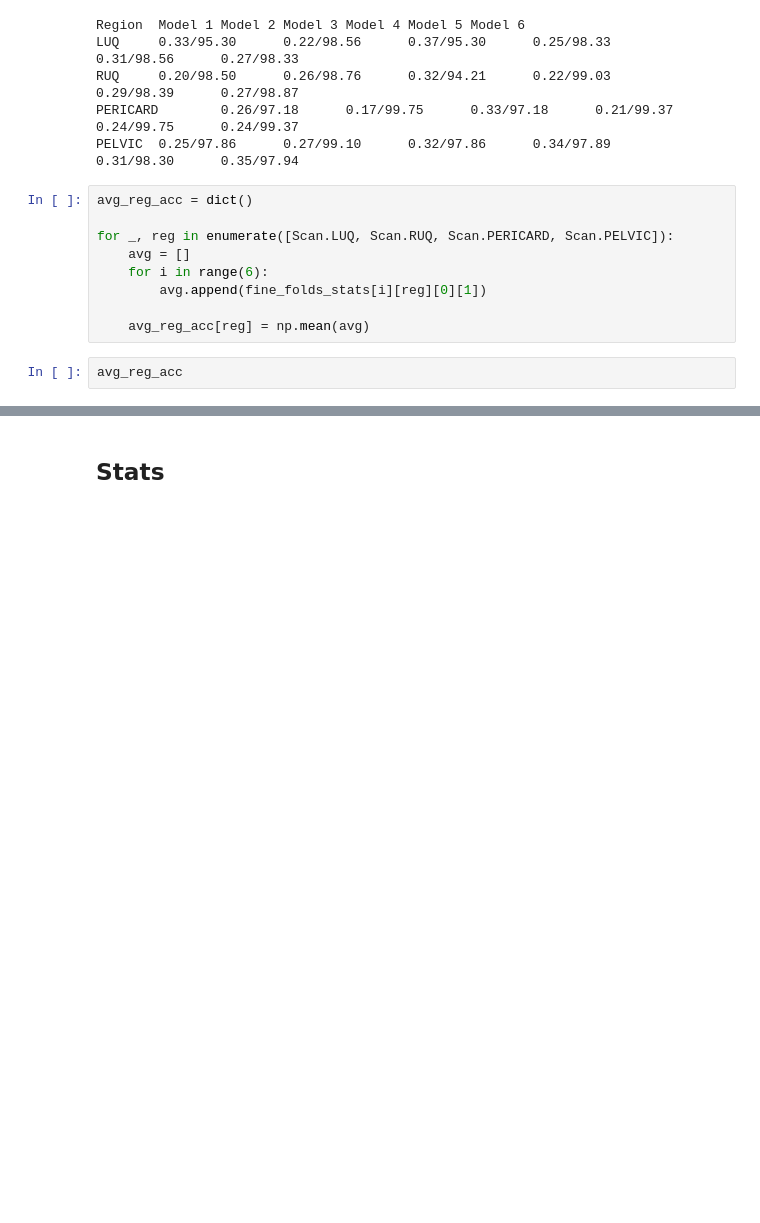
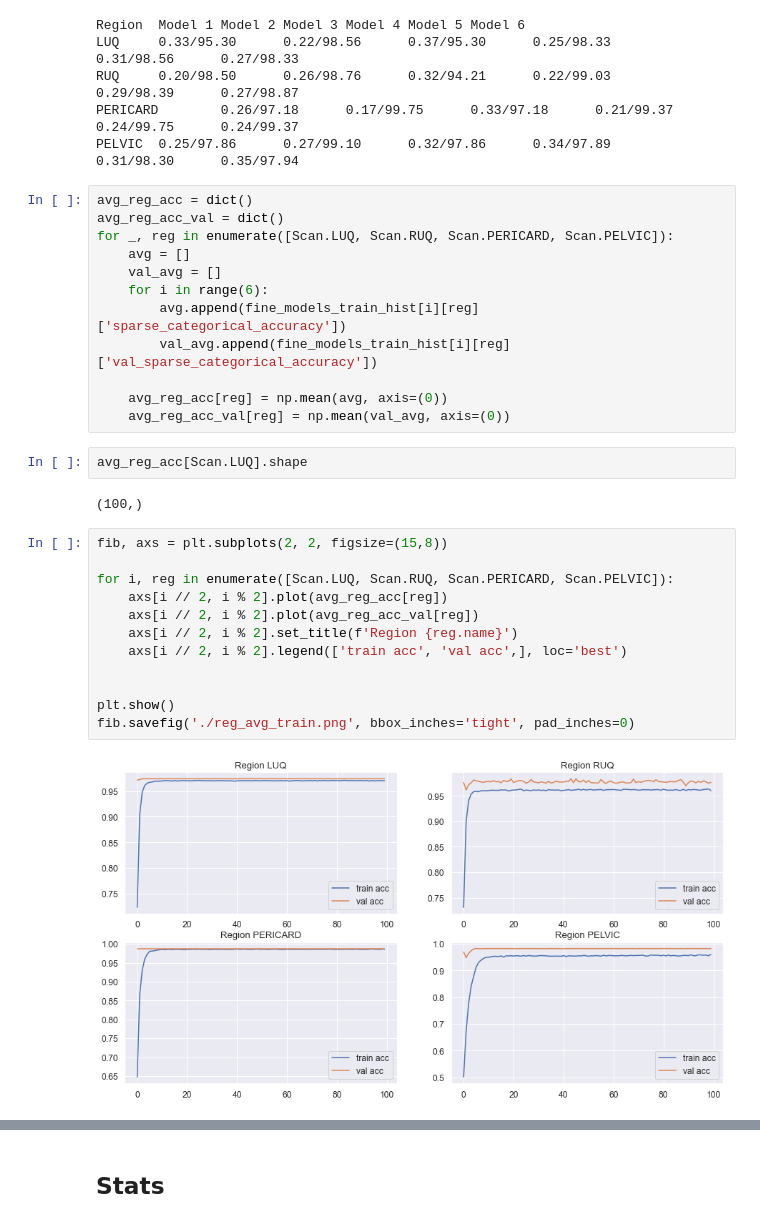
Before and after one commit to d0rnkernsky/COMP4906, a Jupyter notebook: model.ipynb, the cells around one changed output, grey strips where cells are left out. Drawn from its saved outputs; the diff is of its cells as text; blank space fills up the shorter version.

```diff
--- a/model.ipynb
+++ b/model.ipynb
@@ -387,14 +410,33 @@ PERICARD        0.26/97.18      0.17/99.75      0.33/97.18      0.21/99.37
 PELVIC  0.25/97.86      0.27/99.10      0.32/97.86      0.34/97.89      0.31/98.30      0.35/97.94
 # %%
 avg_reg_acc = dict()
-
+avg_reg_acc_val = dict()
 for _, reg in enumerate([Scan.LUQ, Scan.RUQ, Scan.PERICARD, Scan.PELVIC]):
     avg = []
+    val_avg = []
     for i in range(6):
-        avg.append(fine_folds_stats[i][reg][0][1])
+        avg.append(fine_models_train_hist[i][reg]['sparse_categorical_accuracy'])
+        val_avg.append(fine_models_train_hist[i][reg]['val_sparse_categorical_accuracy'])
 
-    avg_reg_acc[reg] = np.mean(avg)
+    avg_reg_acc[reg] = np.mean(avg, axis=(0))
+    avg_reg_acc_val[reg] = np.mean(val_avg, axis=(0))
-# %%
-avg_reg_acc
+# %%
+avg_reg_acc[Scan.LUQ].shape
+# %% [output]
+(100,)
+# %%
+fib, axs = plt.subplots(2, 2, figsize=(15,8))
+
+for i, reg in enumerate([Scan.LUQ, Scan.RUQ, Scan.PERICARD, Scan.PELVIC]):
+    axs[i // 2, i % 2].plot(avg_reg_acc[reg])
+    axs[i // 2, i % 2].plot(avg_reg_acc_val[reg])
+    axs[i // 2, i % 2].set_title(f'Region {reg.name}')
+    axs[i // 2, i % 2].legend(['train acc', 'val acc',], loc='best')
+
+
+plt.show()
+fib.savefig('./reg_avg_train.png', bbox_inches='tight', pad_inches=0)
+# %% [output]
+[figure, added]
 # %%
 avg_reg_loss = dict()
```
Also changed, not shown: parts of 11 cells of this notebook.
